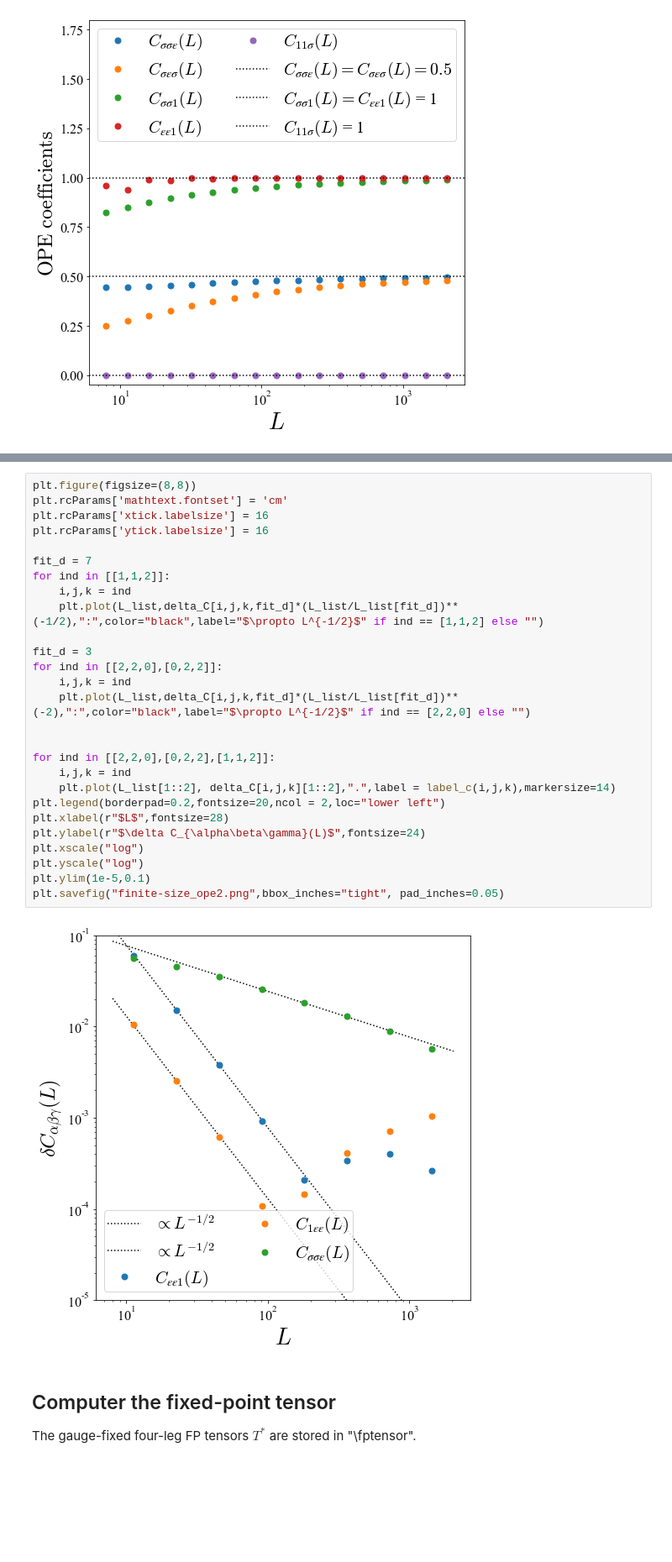
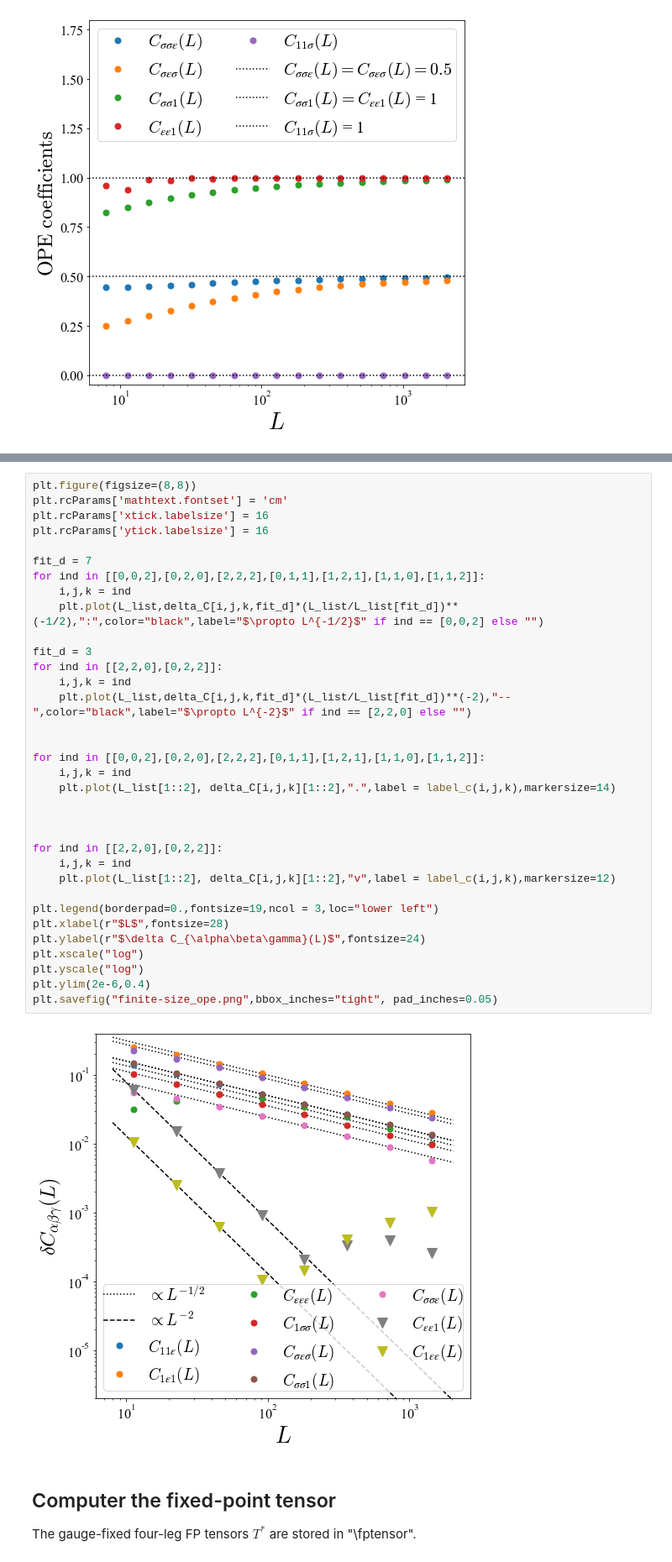
Before and after one commit to dartsushi/TRG_D4_symmetry, a Jupyter notebook: TRG_analysis-Ising.ipynb, the cells around one changed output, grey strips where cells are left out. Shown at 84% size. Saved outputs shown, nothing was run; the diff lists cells and outputs as text; blank space fills up the shorter version.

```diff
--- a/TRG_analysis-Ising.ipynb
+++ b/TRG_analysis-Ising.ipynb
@@ -224,32 +200,39 @@ plt.savefig("finite-size_ope1.png",bbox_inches="tight", pad_inches=0.05)
-# %%
-plt.figure(figsize=(8,8))
-plt.rcParams['mathtext.fontset'] = 'cm'
-plt.rcParams['xtick.labelsize'] = 16
-plt.rcParams['ytick.labelsize'] = 16
-
-fit_d = 7
-for ind in [[1,1,2]]:
-    i,j,k = ind
-    plt.plot(L_list,delta_C[i,j,k,fit_d]*(L_list/L_list[fit_d])**(-1/2),":",color="black",label="$\propto L^{-1/2}$" if ind == [1,1,2] else "")
-
-fit_d = 3
-for ind in [[2,2,0],[0,2,2]]:
-    i,j,k = ind
-    plt.plot(L_list,delta_C[i,j,k,fit_d]*(L_list/L_list[fit_d])**(-2),":",color="black",label="$\propto L^{-1/2}$" if ind == [2,2,0] else "")
-
-
-for ind in [[2,2,0],[0,2,2],[1,1,2]]:
-    i,j,k = ind
-    plt.plot(L_list[1::2], delta_C[i,j,k][1::2],".",label = label_c(i,j,k),markersize=14)
-plt.legend(borderpad=0.2,fontsize=20,ncol = 2,loc="lower left")
-plt.xlabel(r"$L$",fontsize=28)
-plt.ylabel(r"$\delta C_{\alpha\beta\gamma}(L)$",fontsize=24)
-plt.xscale("log")
-plt.yscale("log")
-plt.ylim(1e-5,0.1)
-plt.savefig("finite-size_ope2.png",bbox_inches="tight", pad_inches=0.05)
-# %% [output]
-[figure, removed]
+# %%
+plt.figure(figsize=(8,8))
+plt.rcParams['mathtext.fontset'] = 'cm'
+plt.rcParams['xtick.labelsize'] = 16
+plt.rcParams['ytick.labelsize'] = 16
+
+fit_d = 7
+for ind in [[0,0,2],[0,2,0],[2,2,2],[0,1,1],[1,2,1],[1,1,0],[1,1,2]]:
+    i,j,k = ind
+    plt.plot(L_list,delta_C[i,j,k,fit_d]*(L_list/L_list[fit_d])**(-1/2),":",color="black",label="$\propto L^{-1/2}$" if ind == [0,0,2] else "")
+
+fit_d = 3
+for ind in [[2,2,0],[0,2,2]]:
+    i,j,k = ind
+    plt.plot(L_list,delta_C[i,j,k,fit_d]*(L_list/L_list[fit_d])**(-2),"--",color="black",label="$\propto L^{-2}$" if ind == [2,2,0] else "")
+
+
+for ind in [[0,0,2],[0,2,0],[2,2,2],[0,1,1],[1,2,1],[1,1,0],[1,1,2]]:
+    i,j,k = ind
+    plt.plot(L_list[1::2], delta_C[i,j,k][1::2],".",label = label_c(i,j,k),markersize=14)
+
+
+
+for ind in [[2,2,0],[0,2,2]]:
+    i,j,k = ind
+    plt.plot(L_list[1::2], delta_C[i,j,k][1::2],"v",label = label_c(i,j,k),markersize=12)
+
+plt.legend(borderpad=0.,fontsize=19,ncol = 3,loc="lower left")
+plt.xlabel(r"$L$",fontsize=28)
+plt.ylabel(r"$\delta C_{\alpha\beta\gamma}(L)$",fontsize=24)
+plt.xscale("log")
+plt.yscale("log")
+plt.ylim(2e-6,0.4)
+plt.savefig("finite-size_ope.png",bbox_inches="tight", pad_inches=0.05)
+# %% [output]
+[figure, added]
 # %% [markdown]
 ## Computer the fixed-point tensor
 
```
Also changed, not shown: parts of 1 cell of this notebook.
